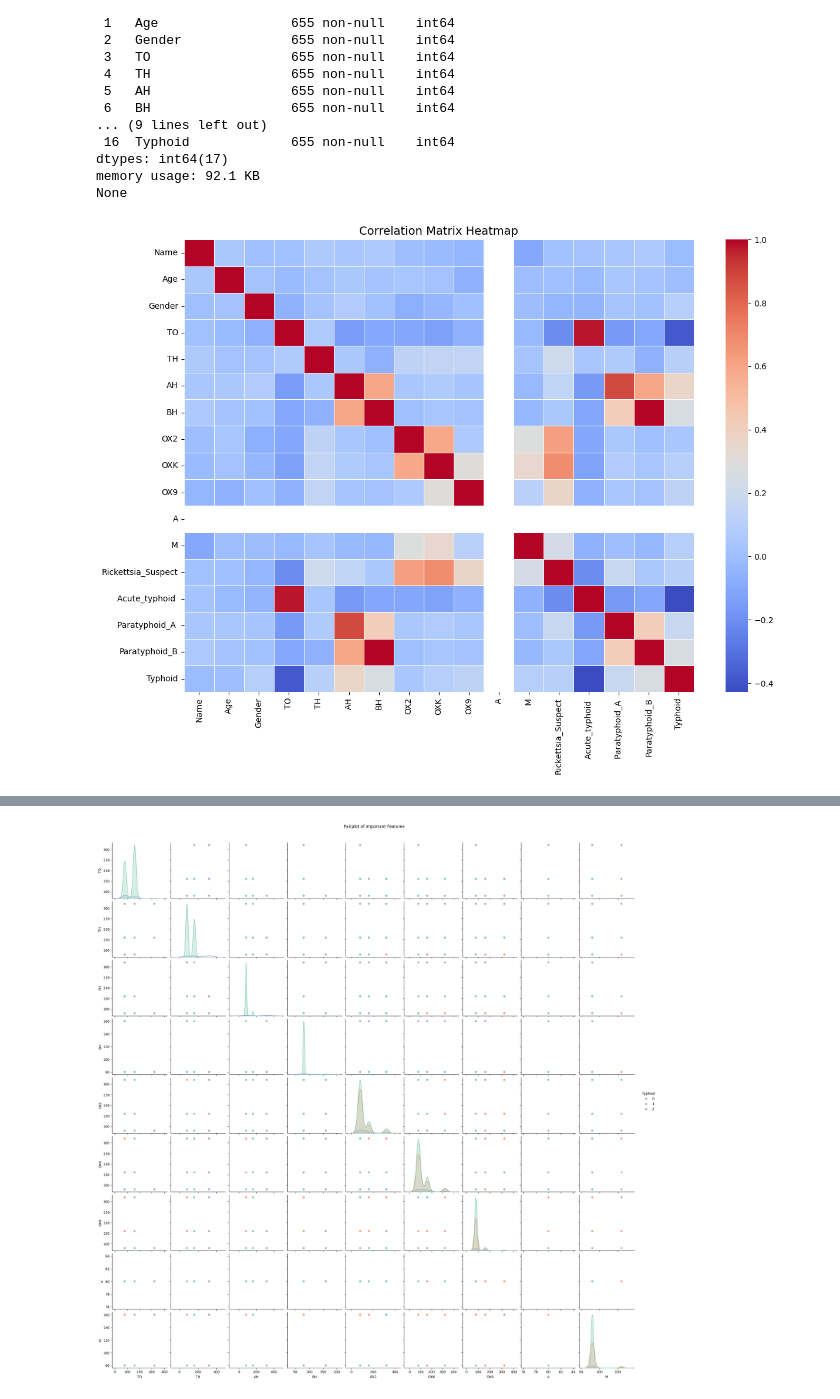
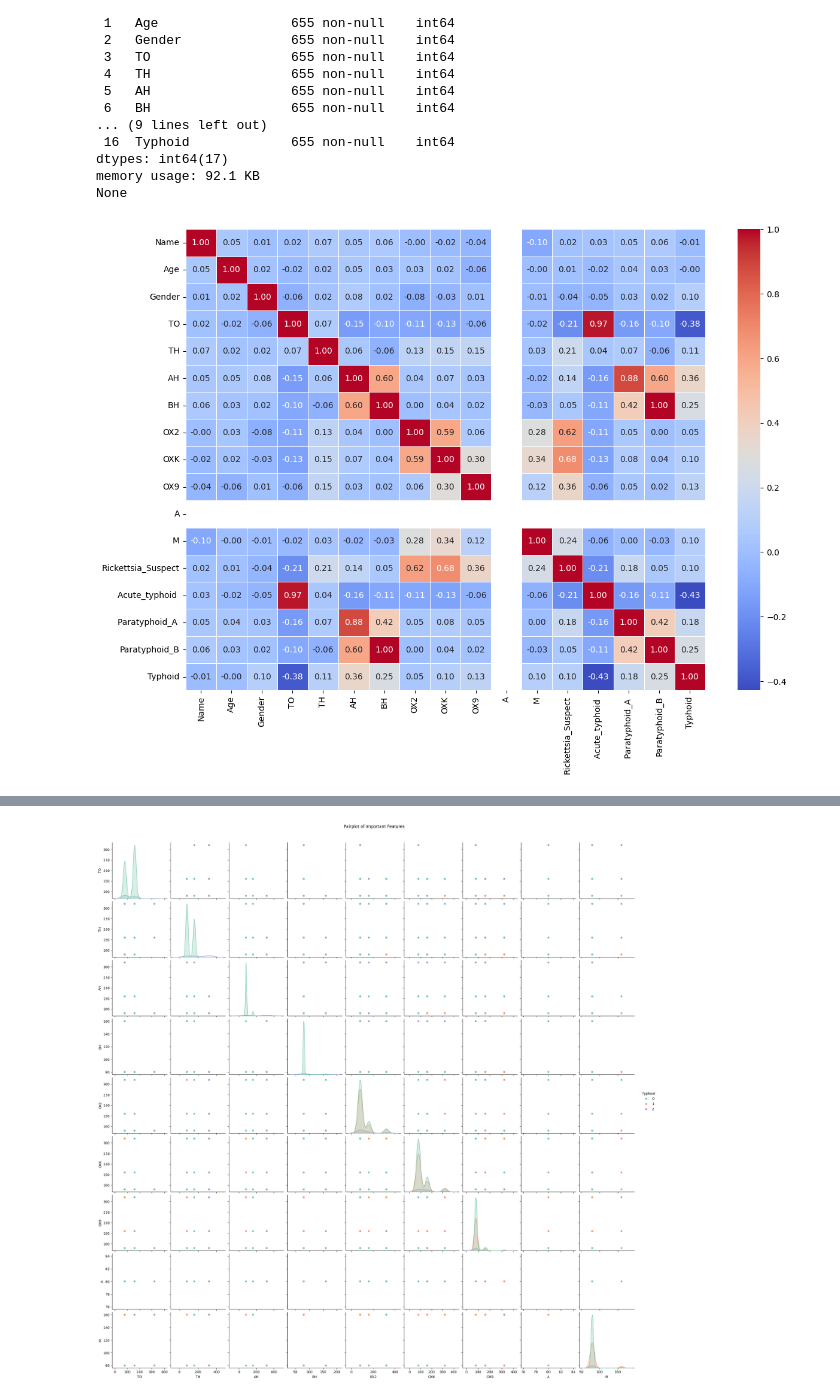
Before and after one commit to yasir9030/ML-Project, a Jupyter notebook: Typoid/notebook/typoid.ipynb, the cells around one changed output, grey strips where cells are left out. Saved outputs shown, nothing was run; the diff lists cells and outputs as text; code cells hidden in the pictures.

```diff
--- a/Typoid/notebook/typoid.ipynb
+++ b/Typoid/notebook/typoid.ipynb
@@ -167,27 +167,24 @@ dtypes: int64(17)
 memory usage: 92.1 KB
 None
 # %%
-# =========================
-# Correlation Matrix Heatmap
-# =========================
-
 plt.figure(figsize=(14,10))
 
 # Correlation calculation
 corr_matrix = df.corr()
 
-# Heatmap
+# Heatmap with values shown
 sns.heatmap(
     corr_matrix,
     cmap='coolwarm',
-    annot=False,      # True করলে number দেখাবে (data বড় হলে False ভালো)
+    annot=True,        # 🔥 value দেখাবে
+    fmt=".2f",         # 🔢 2 decimal পর্যন্ত
     linewidths=0.5
 )
 
-plt.title("Correlation Matrix Heatmap", fontsize=14)
+#plt.title("Correlation Matrix Heatmap", fontsize=14)
 plt.show()
 # %% [output]
-[figure, old version]
+[figure, new version]
 # %%
 
 # Correlation with Target
```
Also changed, not shown: parts of 21 cells of this notebook.
